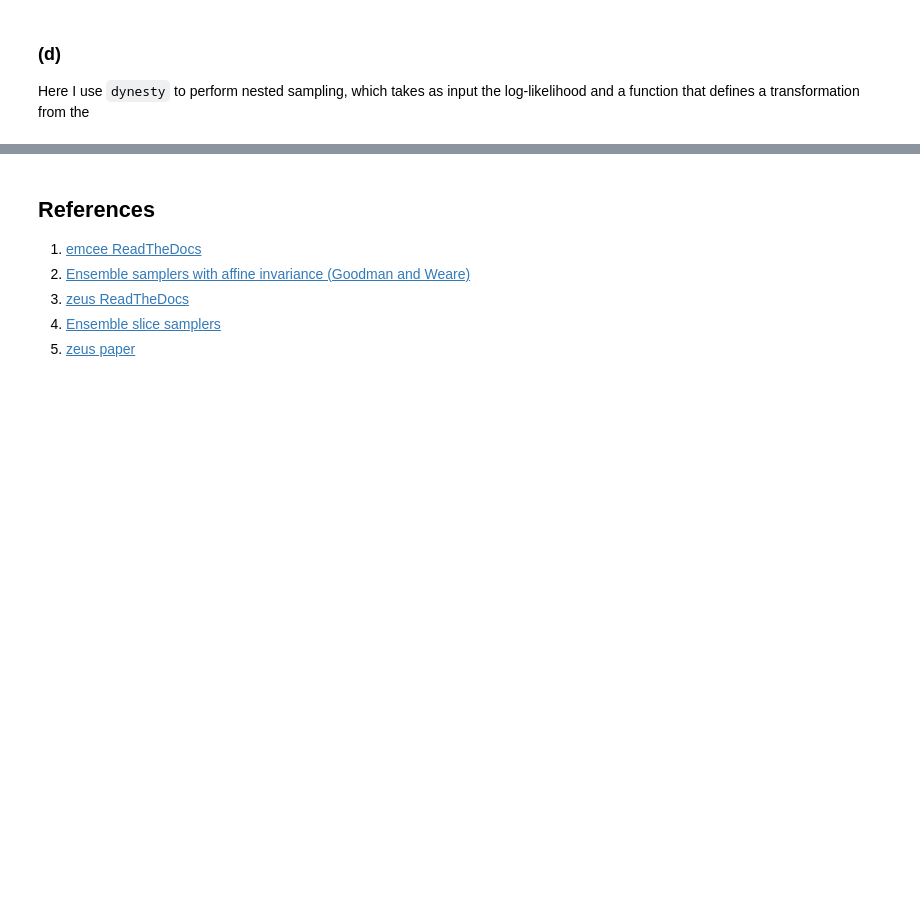
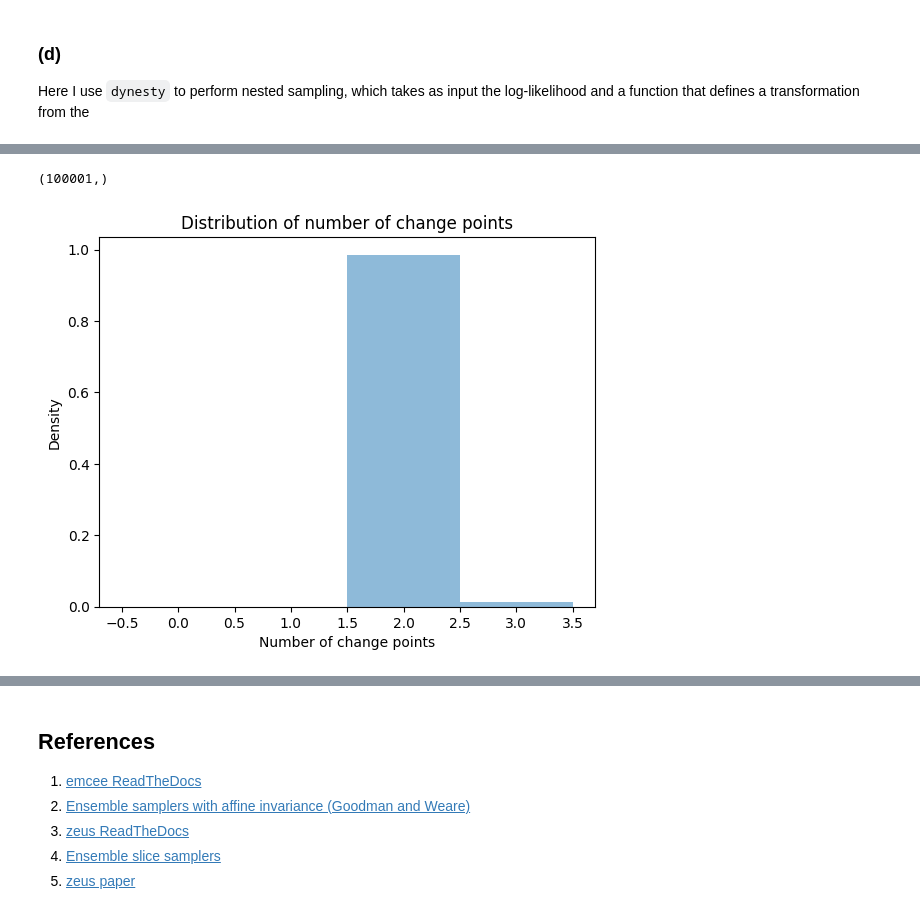
Before and after one commit to AlexBM173/apb86_S2, a Jupyter notebook: draft.ipynb, the cells around one changed output, grey strips where cells are left out. Cells and saved outputs as stored; diff of their text form; code cells hidden in the pictures; blank space fills up the shorter version.

Commit message:
Question 5a, b
Finished implementing code changes from Green. Ran MCMC for 10^5 steps. Low acceptance prob, so can increase the steps and run more than 1 chain?

```diff
--- a/draft.ipynb
+++ b/draft.ipynb
@@ -401,0 +405,16 @@ logz: -1211.795 +/-  0.127
+# %%
+# Load the MCMC chains
+chains = np.load('mcmc_chains.npy', allow_pickle=True)
+print(chains.shape)
+k = []
+for i in chains:
+    k.append((len(i) - 1) //2)
+
+plt.hist(k, bins=np.arange(0, max(k)+1)-0.5, density=True, alpha=0.5)
+plt.xlabel("Number of change points")
+plt.ylabel("Density")
+plt.title("Distribution of number of change points")
+plt.show()
+# %% [output]
+(100001,)
+[figure, added]
```
Also changed, not shown: parts of 11 cells of this notebook, 2 other files.
